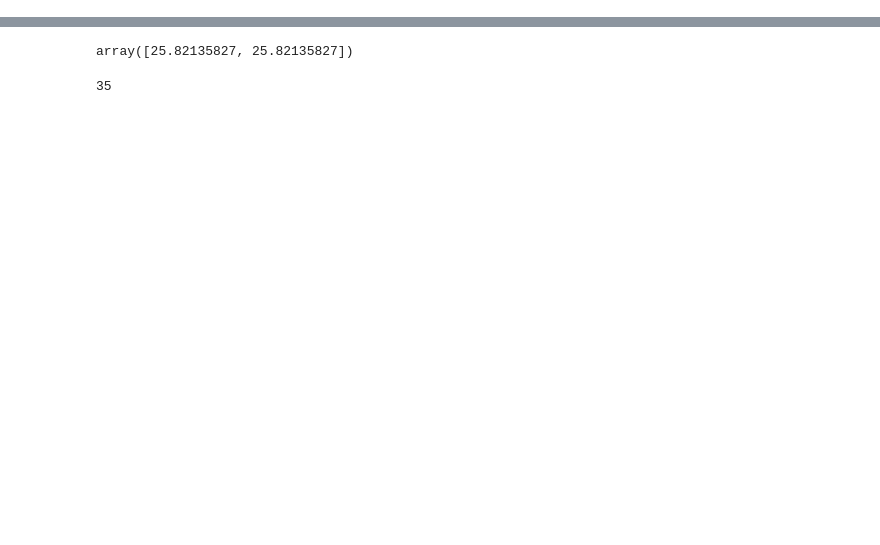
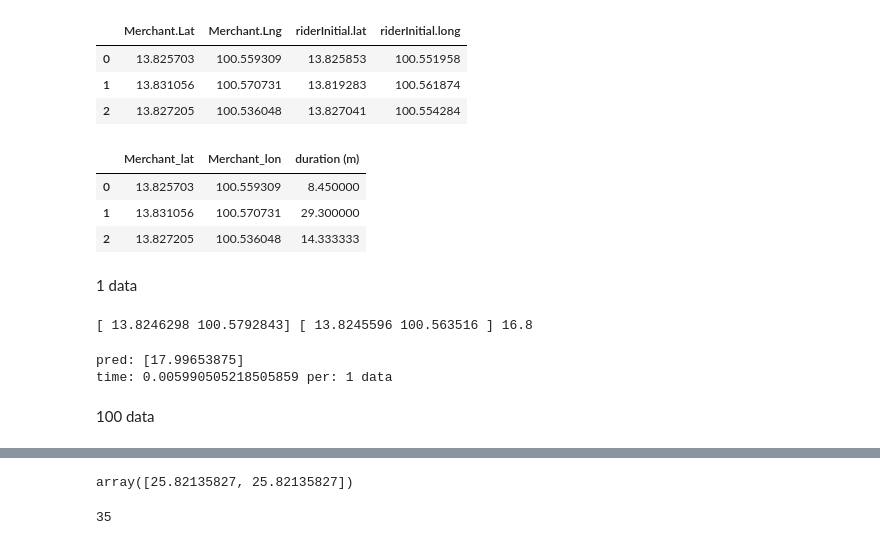
Before and after one commit to multi-order-planning-RBH/predictor, a Jupyter notebook: test-module.ipynb, the cells around one changed output, grey strips where cells are left out. Cells and saved outputs as stored; diff of their text form; code cells hidden in the pictures; blank space fills up the shorter version.

```diff
--- a/test-module.ipynb
+++ b/test-module.ipynb
@@ -162,0 +11,17 @@ class FoodPrepModel:
+# %%
+df = pd.read_excel('Capstone SampleData 14days.xlsx', sheet_name='Sheet1')
+df_foodprep = pd.read_csv('Sample 14days_food_preparation_Cleaned.csv')
+# %%
+df = df[['Merchant.Lat', 'Merchant.Lng', 'riderInitial.lat', 'riderInitial.long']]
+df_foodprep = df_foodprep[['Merchant_lat', 'Merchant_lon', 'duration (m)']]
+display(df.head(3))
+display(df_foodprep.head(3))
+# %% [output]
+|  | Merchant.Lat | Merchant.Lng | riderInitial.lat | riderInitial.long |
+| 0 | 13.825703 | 100.559309 | 13.825853 | 100.551958 |
+| 1 | 13.831056 | 100.570731 | 13.819283 | 100.561874 |
+| 2 | 13.827205 | 100.536048 | 13.827041 | 100.554284 |
+|  | Merchant_lat | Merchant_lon | duration (m) |
+| 0 | 13.825703 | 100.559309 | 8.450000 |
+| 1 | 13.831056 | 100.570731 | 29.300000 |
+| 2 | 13.827205 | 100.536048 | 14.333333 |
@@ -162,0 +30,24 @@ class FoodPrepModel:
+# %% [markdown]
+1 data
+# %%
+sample_idx = 100
+Num = 1
+loc = (df.iloc[sample_idx]).values
+u,v = loc[:2], loc[2:]
+locations = np.array(Num*[(u,v)])
+target = df_foodprep.iloc[sample_idx]['duration (m)']
+print(u, v, target)
+# %% [output]
+[ 13.8246298 100.5792843] [ 13.8245596 100.563516 ] 16.8
+# %%
+st = time.time()
+pred = foodModel.batch_predict(locations)
+en = time.time()
+print('pred:', pred)
+print('time:', en-st, 'per:', Num, 'data')
+# 0.005-0.009 sec per 1 data, mean ~ 0.006 sec
+# %% [output]
+pred: [17.99653875]
+time: 0.005990505218505859 per: 1 data
+# %% [markdown]
+100 data
```
Also changed, not shown: parts of 16 cells of this notebook, 6 other files.
